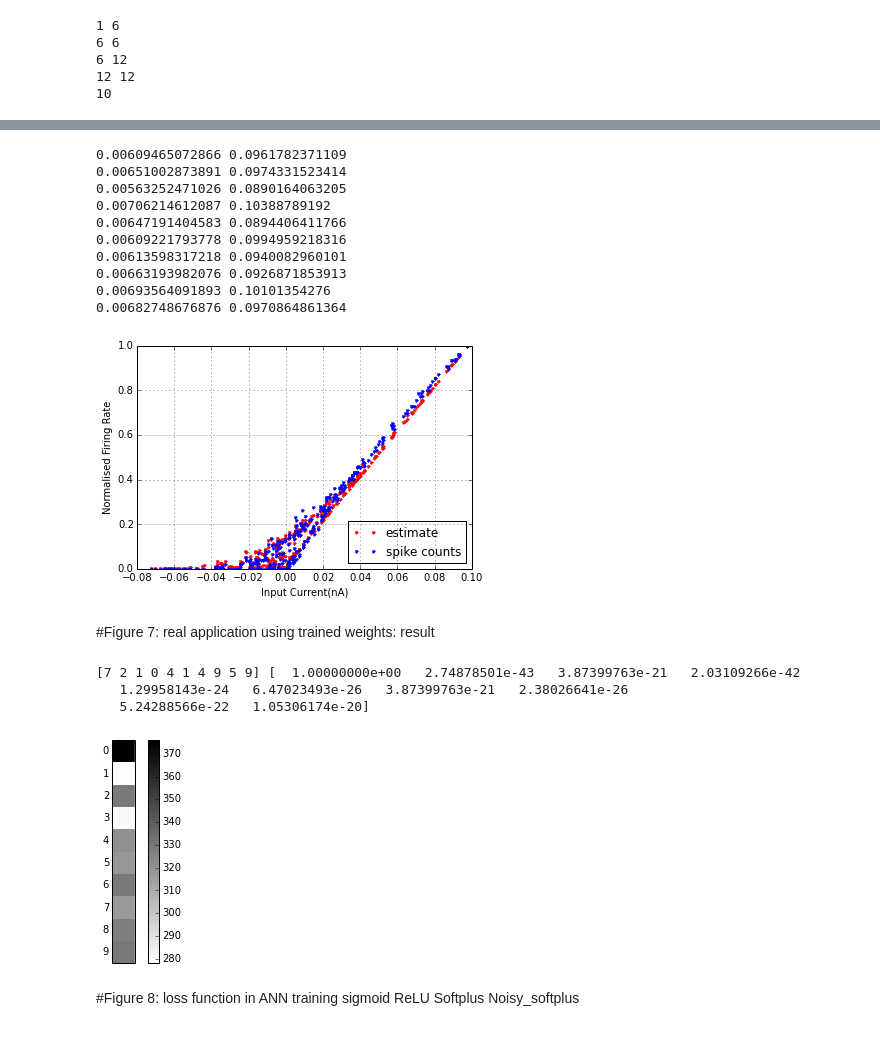
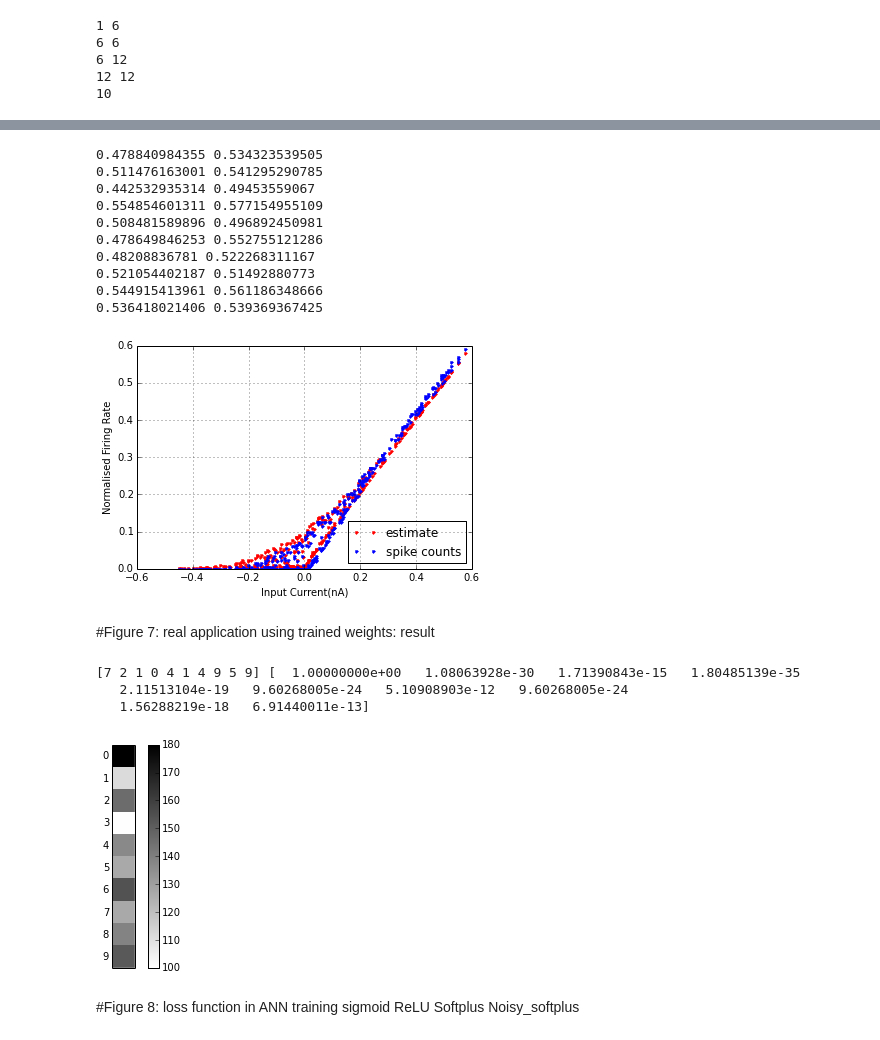
Before and after one commit to qian-liu/iconip2016, a Jupyter notebook: code/figure.ipynb, the cells around one changed output, grey strips where cells are left out. Drawn from its saved outputs; the diff is of its cells as text; code cells hidden in the pictures.

```diff
--- a/code/figure.ipynb
+++ b/code/figure.ipynb
@@ -190,7 +198,7 @@ for j in range(noise_num):
 curve = plt.plot(current, rate_mean2, linewidth=2)
 for i in range(len(curve)):
     c = plt.getp(curve[i],'color')
-    #plt.fill_between(current, rate_min2[:,i], rate_max2[:,i], facecolor=c, alpha=0.5, interpolate=True)
+    plt.fill_between(current, rate_min2[:,i], rate_max2[:,i], facecolor=c, alpha=0.5, interpolate=True)
 plt.grid('on')
 plt.xlabel('Current (nA)')
 plt.ylabel('Firing rate')
@@ -201,9 +209,9 @@ plt.savefig('pic/3.pdf')
 # %% [markdown]
 #Figure 4: noisy_softplus vs. all the above with scaled output
 # %%
-a = stdnoise*0.15
+a = stdnoise*0.3
 b = np.ones(a.size)/a
-x = np.arange(-5, 10, 1.)*0.1
+x = np.arange(-5, 11, 1.)*0.1
 y = np.zeros((x.size, a.size))
 for i in range(a.size):
     if a[i]>0:
@@ -221,8 +229,8 @@ plt.savefig('pic/4.pdf')
 # %%
 for i in range(stdnoise.size):
-    tmp = plt.plot(x,y[:,i]/y[14,i], linewidth=2, label='Nsoftplus: s=%.1f'%stdnoise[i])
+    tmp = plt.plot(x,y[:,i], linewidth=2, label='Nsoftplus: s=%.1f'%stdnoise[i])
     c = plt.getp(tmp[0],'color')
-    plt.plot(current, rate_mean[:,i]/rate_mean[14,0]*0.89, color=c, linestyle='dashed',linewidth=1,  label='LIF: s=%.1f'%stdnoise[i])
+    plt.plot(current, rate_mean[:,i]/200., color=c, linestyle='dashed',linewidth=1,  label='LIF: s=%.1f'%stdnoise[i])
 plt.grid('on')
 plt.xlabel('x')
 plt.ylabel('Scaled y')
@@ -269,10 +277,7 @@ w_cnn, l_cnn = cnnu.readmat('scale5.mat')
 test_x, test_y = mnist_utils.get_test_data()
 test_x /= 255.
 dur_test = 1000
-silence = 50
-
-max_F = 140.
-max_sum = 5.
+silence = 20
 # %%
 offset = 0
 num_test = 10
@@ -407,29 +413,28 @@ def softplus(x, a):
         y = sfactor * a * np.log(1.+ np.exp(x*b))
     return y
 # %%
-k_digit = 1
-temp_r, orig_r, noise_r = conv2d_noise(np.transpose(inspike_count), w_cnn[0][0][k_index]/5.*0.0045) #scaled to 5
-plt.plot(orig_r[k_digit], temp_r[k_digit]/temp_r[k_digit].max(),'r.', label='estimate')
-plt.plot(orig_r[k_digit],spike_count[:,k_digit]/spike_count[:,k_digit].max(),'.', label='spike counts')
+temp_r, orig_r, noise_r = conv2d_noise(np.transpose(inspike_count)*0.001*5., w_cnn[0][0][k_index]) #tauE = 5 = tauI#scaled to 5
+plt.plot(orig_r[k_digit], temp_r[k_digit],'r.', label='estimate')#/temp_r[k_digit].max()
+plt.plot(orig_r[k_digit],spike_count[:,k_digit]/200.,'.', label='spike counts') #/spike_count[:,k_digit].max()
 plt.grid('on')
 plt.xlabel('Input Current(nA)')
 plt.ylabel('Normalised Firing Rate')
 plt.legend(loc='lower right')
 # plt.savefig('2.pdf')
 plt.savefig('pic/6-5.pdf')
 plt.show()
 # %% [output]
-0.00609465072866 0.0961782371109
-0.00651002873891 0.0974331523414
-0.00563252471026 0.0890164063205
-0.00706214612087 0.10388789192
-0.00647191404583 0.0894406411766
-0.00609221793778 0.0994959218316
-0.00613598317218 0.0940082960101
-0.00663193982076 0.0926871853913
-0.00693564091893 0.10101354276
-0.00682748676876 0.0970864861364
+0.478840984355 0.534323539505
+0.511476163001 0.541295290785
+0.442532935314 0.49453559067
+0.554854601311 0.577154955109
+0.508481589896 0.496892450981
+0.478649846253 0.552755121286
+0.48208836781 0.522268311167
+0.521054402187 0.51492880773
+0.544915413961 0.561186348666
+0.536418021406 0.539369367425
-[figure, old version]
+[figure, new version]
 # %% [markdown]
 #Figure 7: real application using trained weights: result
 # %%
@@ -458,10 +463,10 @@ plt.savefig('pic/7.pdf')
 exp_o = np.exp(spike_result_count[:, 3])
 print spike_result_count.argmax(axis=0), exp_o/exp_o.sum()
 # %% [output]
-[7 2 1 0 4 1 4 9 5 9] [  1.00000000e+00   2.74878501e-43   3.87399763e-21   2.03109266e-42
-   1.29958143e-24   6.47023493e-26   3.87399763e-21   2.38026641e-26
-   5.24288566e-22   1.05306174e-20]
+[7 2 1 0 4 1 4 9 5 9] [  1.00000000e+00   1.08063928e-30   1.71390843e-15   1.80485139e-35
+   2.11513104e-19   9.60268005e-24   5.10908903e-12   9.60268005e-24
+   1.56288219e-18   6.91440011e-13]
-[figure, old version]
+[figure, new version]
 # %% [markdown]
 #Figure 8: loss function in ANN training
 sigmoid ReLU Softplus Noisy_softplus
```
Also changed, not shown: parts of 10 cells of this notebook, 12 other files.
